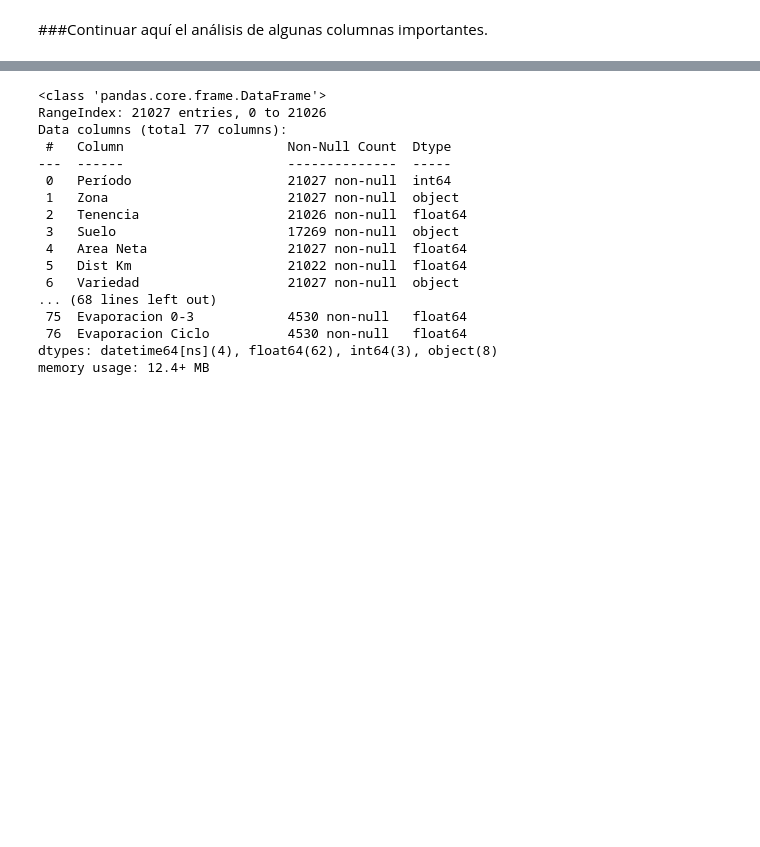
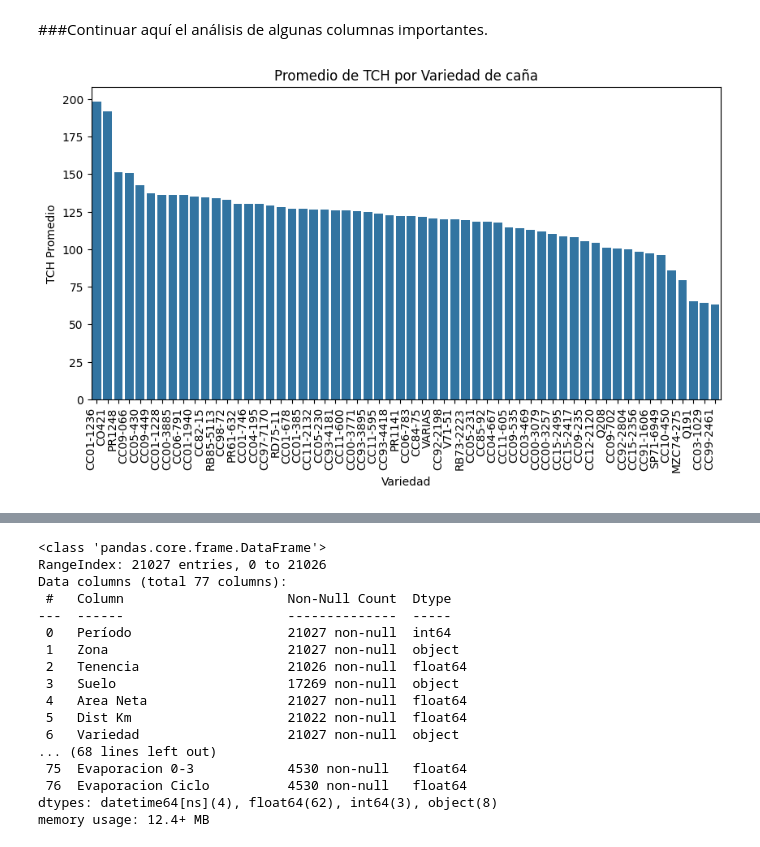
Before and after one commit to Yustes1704/Analisis_Cuantitativo_Ingenio, a Jupyter notebook: Taller_Final.ipynb, the cells around one changed output, grey strips where cells are left out. Cells and saved outputs as stored; diff of their text form; code cells hidden in the pictures; blank space fills up the shorter version.

```diff
--- a/Taller_Final.ipynb
+++ b/Taller_Final.ipynb
@@ -83,3 +122,21 @@ plt.show()
 A simple vista encontramos que hay una tendencia a que los periodos terminados en 02 (Es decir, periodos de febrero en cada año) tengan una menor cantidad de registros. Adicionalmente, encontramos que en el periodo de 202105 hubo muy pocos registros y en el 202407 hubo también una disminución importante.
 # %% [markdown]
 ###Continuar aquí el análisis de algunas columnas importantes.
+# %%
+# Seleccionar solo las columnas de interés
+cols_interes = ["Variedad", "Suelo", "Zona", "Tenencia", "Area Neta", "TCH"]
+df_interes = df[cols_interes].copy()
+
+# Análisis 1: Variedad vs TCH:
+# Calculo el promedio de TCH por cada variedad de caña
+var_tch = df_interes.groupby("Variedad")["TCH"].mean().sort_values(ascending=False)
+
+# Gráfico de barras
+plt.figure(figsize=(10,5))
+sns.barplot(x=var_tch.index, y=var_tch.values)
+plt.title("Promedio de TCH por Variedad de caña")
+plt.xticks(rotation=90, ha="right")
+plt.ylabel("TCH Promedio")
+plt.show()
+# %% [output]
+[figure, added]
```
Also changed, not shown: parts of 11 cells of this notebook.
